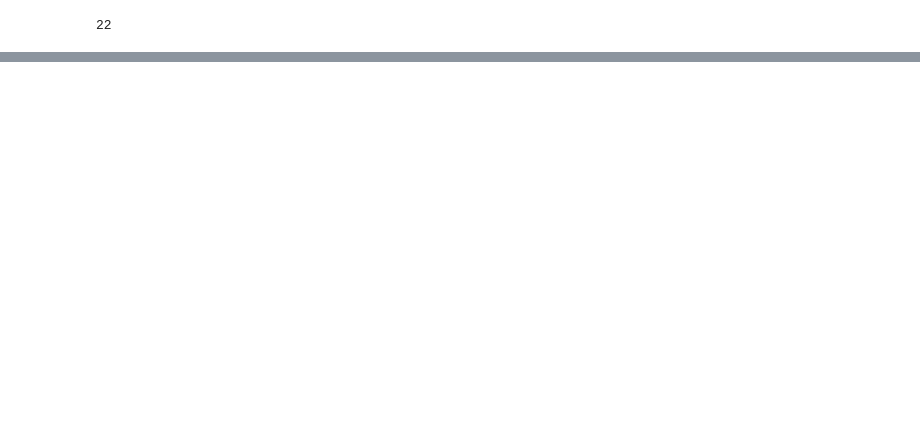
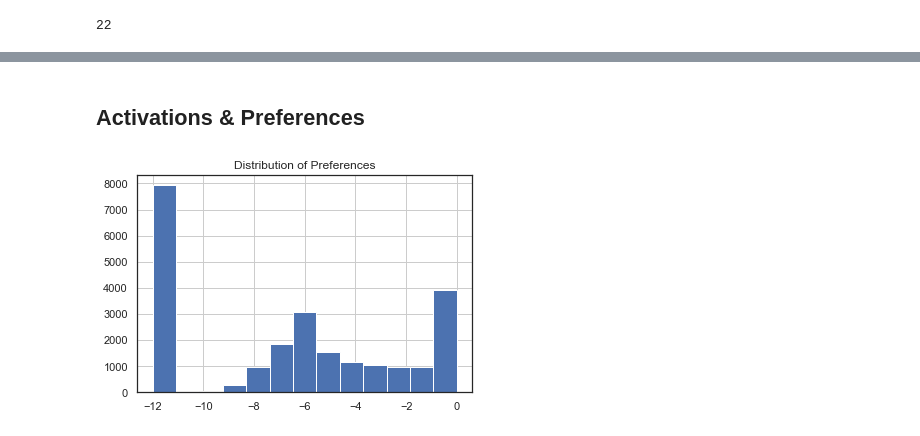
Before and after one commit to arunraja-hub/Preference_Extraction, a Jupyter notebook: exploratory_data_analysis.ipynb, the cells around one changed output, grey strips where cells are left out. Cells and saved outputs as stored; diff of their text form; code cells hidden in the pictures; blank space fills up the shorter version.

```diff
--- a/exploratory_data_analysis.ipynb
+++ b/exploratory_data_analysis.ipynb
@@ -178,0 +219,10 @@ sns.heatmap(corr, cmap=cmap, vmax=.3, center=0,
+# %% [markdown]
+## Activations & Preferences
+# %%
+prefs = pd.Series(preferences)
+# %%
+plt.title('Distribution of Preferences')
+prefs.replace(-100, -12).hist(bins=len(prefs.value_counts()))
+plt.show()
+# %% [output]
+[figure, added]
```
Also changed, not shown: parts of 38 cells of this notebook.
